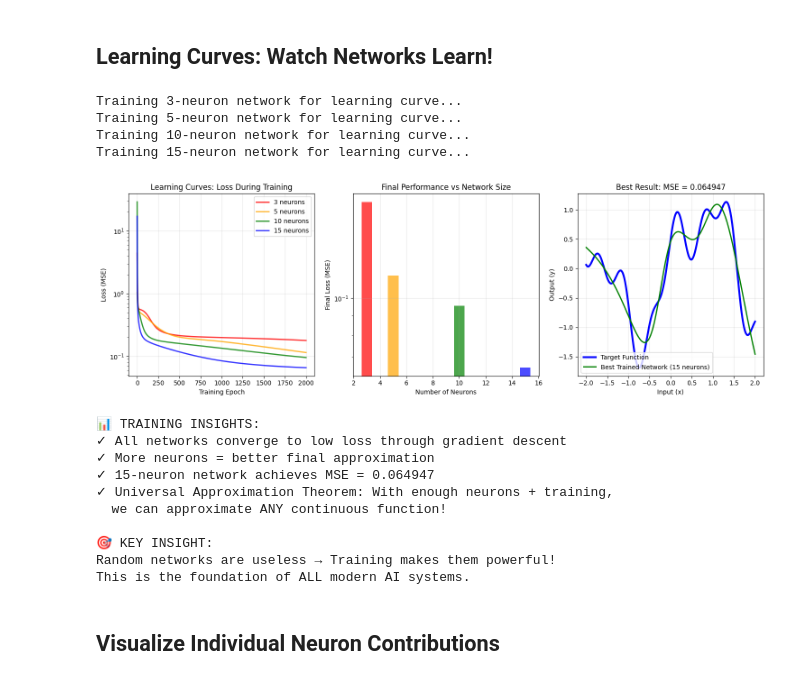
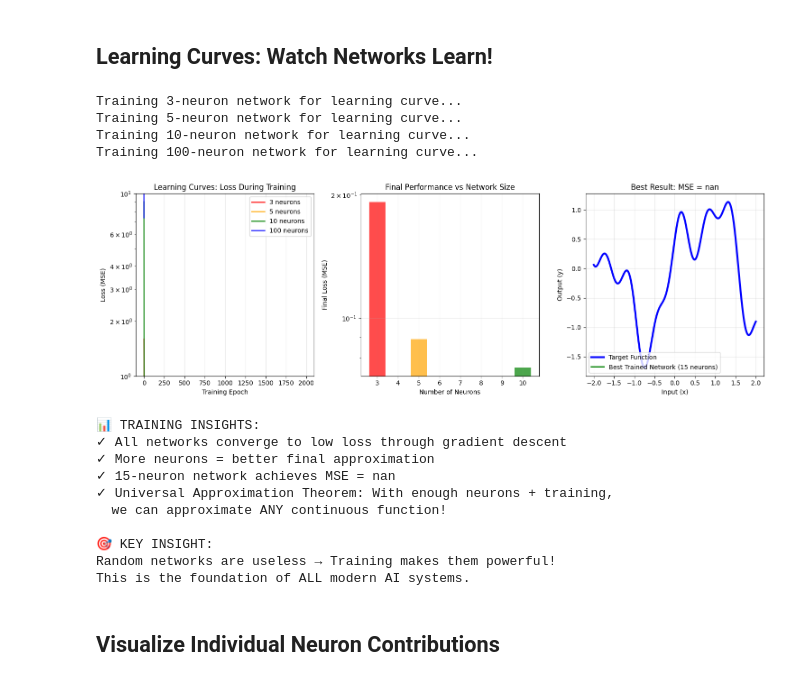
Before and after one commit to Robbyswimmer/CBU-CSC422, a Jupyter notebook: Materials/Module 2: Neural Networks/IC_1_shallow_neural_network_instructor.ipynb, the cells around one changed output. Saved outputs shown, nothing was run; the diff lists cells and outputs as text; code cells hidden in the pictures.

Commit message:
ca3 neural networks assignment

```diff
--- a/Materials/Module 2: Neural Networks/IC_1_shallow_neural_network_instructor.ipynb
+++ b/Materials/Module 2: Neural Networks/IC_1_shallow_neural_network_instructor.ipynb
@@ -434,7 +434,7 @@ print()
 # Compare different network sizes: untrained vs trained
 plt.figure(figsize=(16, 12))
 
-neuron_sizes = [3, 5, 10, 15]
+neuron_sizes = [3, 5, 10, 70]
 for i, n_neurons in enumerate(neuron_sizes):
 
     # Create two identical networks (same random initialization)
@@ -513,7 +513,7 @@ plt.figure(figsize=(15, 5))
 
 # Train networks and collect learning curves
 learning_data = {}
-for n_neurons in [3, 5, 10, 15]:
+for n_neurons in [3, 5, 10, 100]:
     print(f"Training {n_neurons}-neuron network for learning curve...")
     network = ShallowNeuralNetwork(num_neurons=n_neurons, activation='tanh')
     loss_history = network.train(x_train, y_train, learning_rate=0.1, epochs=2000, verbose=False)
@@ -550,40 +550,40 @@ plt.yscale('log')
 
 # Plot 3: Best trained network vs target
 plt.subplot(1, 3, 3)
-best_network = learning_data[15]['network']  # Use 15-neuron network
+best_network = learning_data[100]['network']  # Use 15-neuron network
 y_best = best_network.predict(x_demo)
 plt.plot(x_demo, y_demo, 'b-', linewidth=3, label='Target Function')
 plt.plot(x_demo, y_best, 'g-', linewidth=2, label='Best Trained Network (15 neurons)')
 final_mse = np.mean((y_demo - y_best)**2)
 plt.title(f'Best Result: MSE = {final_mse:.6f}')
 plt.xlabel('Input (x)')
 plt.ylabel('Output (y)')
 plt.legend()
 plt.grid(True, alpha=0.3)
 
 plt.tight_layout()
 plt.show()
 
 print("📊 TRAINING INSIGHTS:")
 print(f"✓ All networks converge to low loss through gradient descent")
 print(f"✓ More neurons = better final approximation")
 print(f"✓ 15-neuron network achieves MSE = {final_mse:.6f}")
 print(f"✓ Universal Approximation Theorem: With enough neurons + training,")
 print(f"  we can approximate ANY continuous function!")
 
 print(f"\n🎯 KEY INSIGHT:")
 print(f"Random networks are useless → Training makes them powerful!")
 print(f"This is the foundation of ALL modern AI systems.")
 # %% [output]
 Training 3-neuron network for learning curve...
 Training 5-neuron network for learning curve...
 Training 10-neuron network for learning curve...
-Training 15-neuron network for learning curve...
+Training 100-neuron network for learning curve...
-[figure, old version]
+[figure, new version]
 📊 TRAINING INSIGHTS:
 ✓ All networks converge to low loss through gradient descent
 ✓ More neurons = better final approximation
-✓ 15-neuron network achieves MSE = 0.064947
+✓ 15-neuron network achieves MSE = nan
 ✓ Universal Approximation Theorem: With enough neurons + training,
   we can approximate ANY continuous function!
 
```
Also changed, not shown: parts of 12 cells of this notebook, 4 other files.
